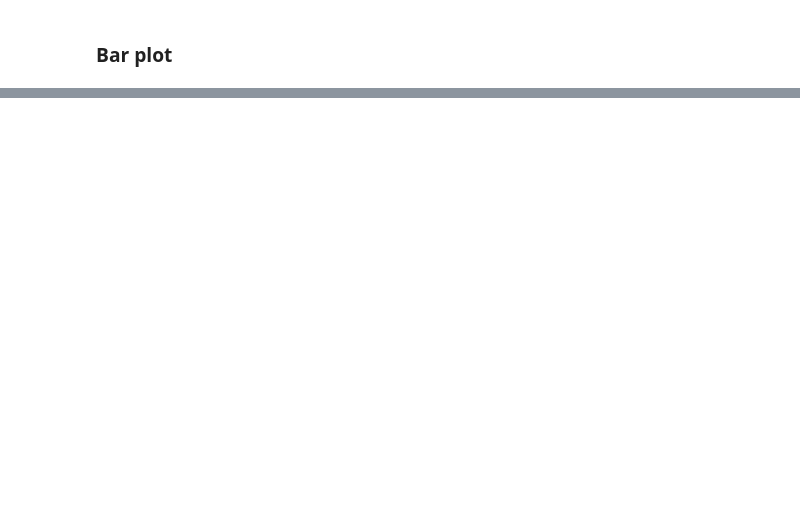
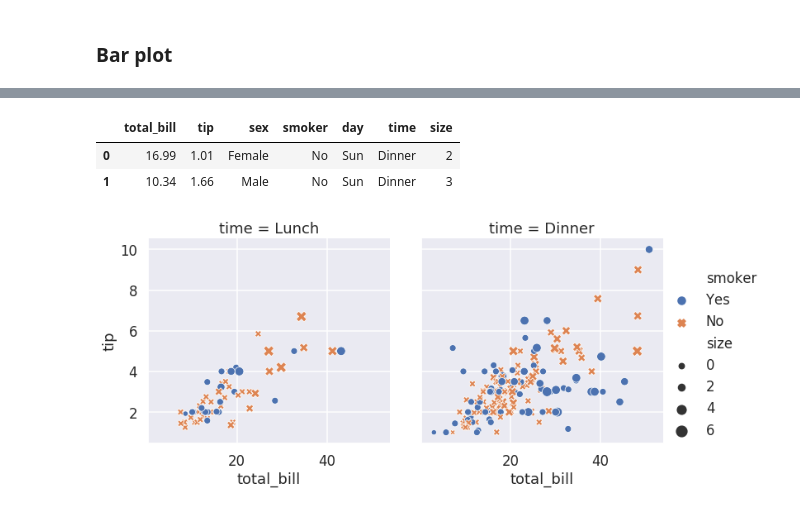
Before and after one commit to bulutmf/data-science-toolbox, a Jupyter notebook: data-wrangling/plotting-data.ipynb, the cells around one changed output, grey strips where cells are left out. Drawn from its saved outputs; the diff is of its cells as text; code cells hidden in the pictures; blank space fills up the shorter version.

```diff
--- a/data-wrangling/plotting-data.ipynb
+++ b/data-wrangling/plotting-data.ipynb
@@ -35,0 +58,12 @@ plt.xticks(rotation=90)
+# %%
+tips.head(2)
+# %% [output]
+|  | total_bill | tip | sex | smoker | day | time | size |
+| 0 | 16.99 | 1.01 | Female | No | Sun | Dinner | 2 |
+| 1 | 10.34 | 1.66 | Male | No | Sun | Dinner | 3 |
+# %%
+sns.relplot(x="total_bill", y="tip", col="time",
+            hue="smoker", style="smoker", size="size",
+            data=tips);
+# %% [output]
+[figure, added]
```
Also changed, not shown: parts of 17 cells of this notebook.
